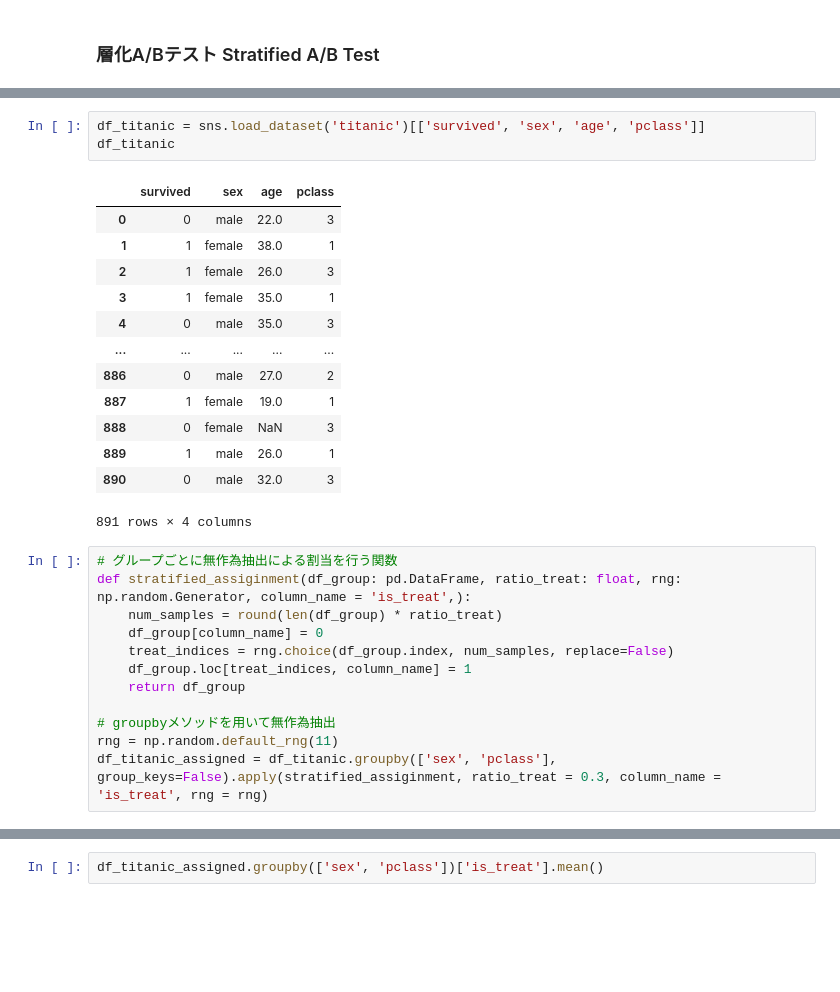
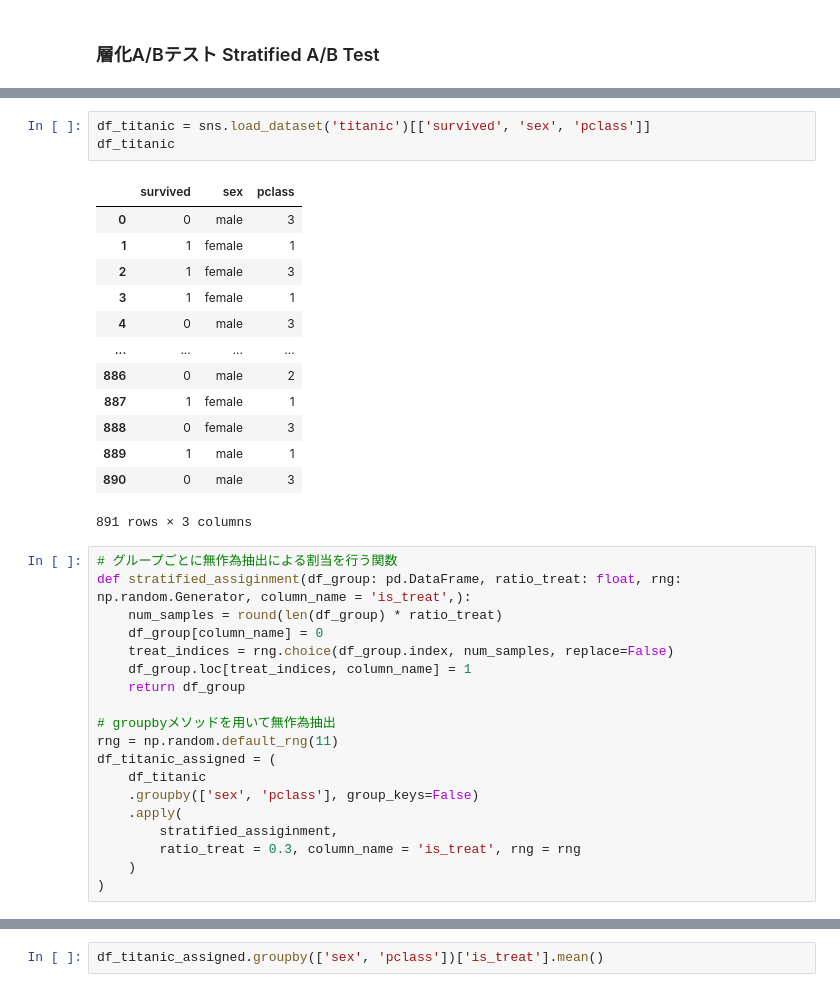
Before and after one commit to HirotakeIto/intro_to_impact_evaluation_with_python, a Jupyter notebook: notebooks/chapter3_abtest_detail.ipynb, the cells around one changed output, grey strips where cells are left out. Drawn from its saved outputs; the diff is of its cells as text; blank space fills up the shorter version.

```diff
--- a/notebooks/chapter3_abtest_detail.ipynb
+++ b/notebooks/chapter3_abtest_detail.ipynb
@@ -303,20 +421,20 @@ plt.show()
 # %%
-df_titanic = sns.load_dataset('titanic')[['survived', 'sex', 'age', 'pclass']]
+df_titanic = sns.load_dataset('titanic')[['survived', 'sex', 'pclass']]
 df_titanic
 # %% [output]
-|  | survived | sex | age | pclass |
-| 0 | 0 | male | 22.0 | 3 |
-| 1 | 1 | female | 38.0 | 1 |
-| 2 | 1 | female | 26.0 | 3 |
-| 3 | 1 | female | 35.0 | 1 |
-| 4 | 0 | male | 35.0 | 3 |
-| ... | ... | ... | ... | ... |
-| 886 | 0 | male | 27.0 | 2 |
-| 887 | 1 | female | 19.0 | 1 |
-| 888 | 0 | female | NaN | 3 |
-| 889 | 1 | male | 26.0 | 1 |
-| 890 | 0 | male | 32.0 | 3 |
+|  | survived | sex | pclass |
+| 0 | 0 | male | 3 |
+| 1 | 1 | female | 1 |
+| 2 | 1 | female | 3 |
+| 3 | 1 | female | 1 |
+| 4 | 0 | male | 3 |
+| ... | ... | ... | ... |
+| 886 | 0 | male | 2 |
+| 887 | 1 | female | 1 |
+| 888 | 0 | female | 3 |
+| 889 | 1 | male | 1 |
+| 890 | 0 | male | 3 |
-891 rows × 4 columns
+891 rows × 3 columns
 # %%
 # グループごとに無作為抽出による割当を行う関数
 def stratified_assiginment(df_group: pd.DataFrame, ratio_treat: float, rng: np.random.Generator, column_name = 'is_treat',):
@@ -328,7 +446,14 @@ def stratified_assiginment(df_group: pd.DataFrame, ratio_treat: float, rng: np.r
 
 # groupbyメソッドを用いて無作為抽出
 rng = np.random.default_rng(11)
-df_titanic_assigned = df_titanic.groupby(['sex', 'pclass'], group_keys=False).apply(stratified_assiginment, ratio_treat = 0.3, column_name = 'is_treat', rng = rng)
+df_titanic_assigned = (
+    df_titanic
+    .groupby(['sex', 'pclass'], group_keys=False)
+    .apply(
+        stratified_assiginment,
+        ratio_treat = 0.3, column_name = 'is_treat', rng = rng
+    )
+)
 # %%
 df_titanic_assigned
 # %% [output]
```
Also changed, not shown: parts of 46 cells of this notebook, 6 other files.
